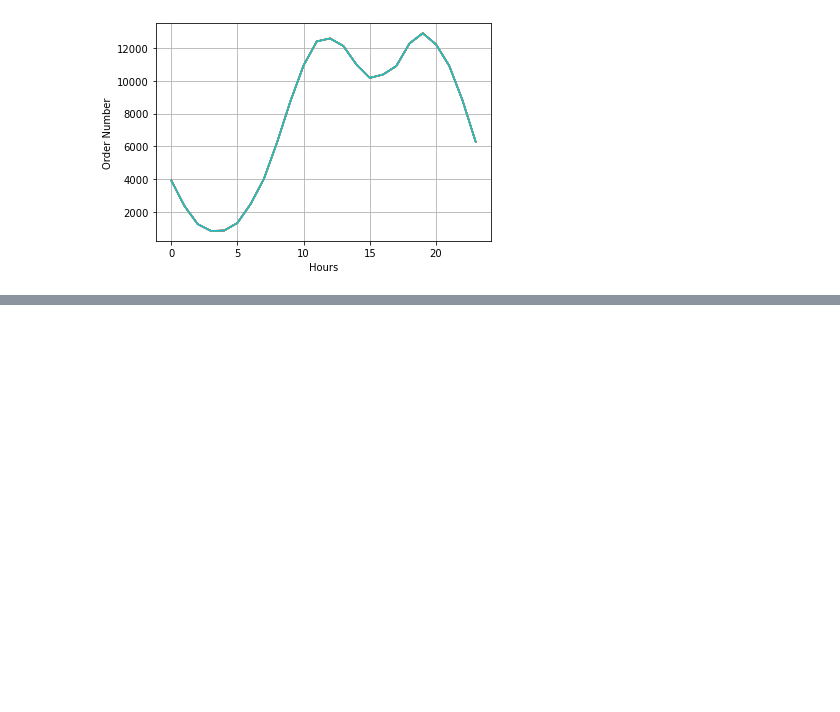
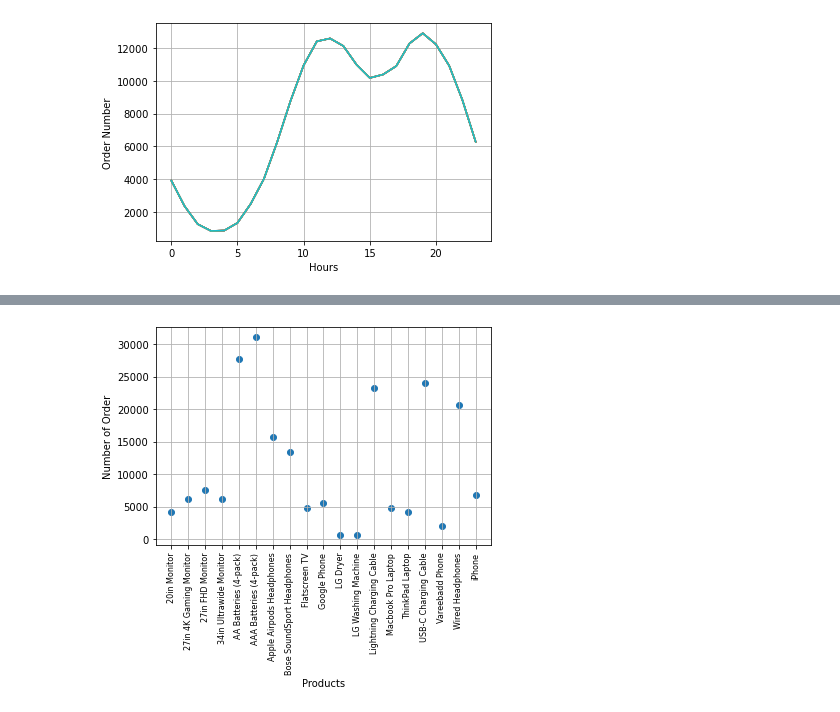
Before and after one commit to Hai-Hoang-88/DataAnalysis, a Jupyter notebook: Pandas-Data-Science-Tasks-master/Solving Problems.ipynb, the cells around one changed output, grey strips where cells are left out. Cells and saved outputs as stored; diff of their text form; code cells hidden in the pictures; blank space fills up the shorter version.

```diff
--- a/Pandas-Data-Science-Tasks-master/Solving Problems.ipynb
+++ b/Pandas-Data-Science-Tasks-master/Solving Problems.ipynb
@@ -332,0 +325,6 @@ plt.show()
+# %%
+df = all_data[all_data["Order ID"].duplicated(keep=False)]
+df["GroupedItems"] = df.groupby("Order ID")["Product"].transform(lambda x: ", ".join(x))
+
+df = df[["Order ID", "GroupedItems"]].drop_duplicates()
+df.head()
@@ -332,0 +400,13 @@ plt.show()
+# %%
+product = [product for product, df in all_data.groupby("Product")]
+
+plt.scatter()
+
+plt.scatter(product, all_data.groupby("Product")["Quantity Ordered"].sum())
+plt.grid()
+plt.xticks(product, rotation=90, size=8)
+plt.xlabel("Products")
+plt.ylabel("Number of Order")
+plt.show();
+# %% [output]
+[figure, added]
```
Also changed, not shown: parts of 12 cells of this notebook.
